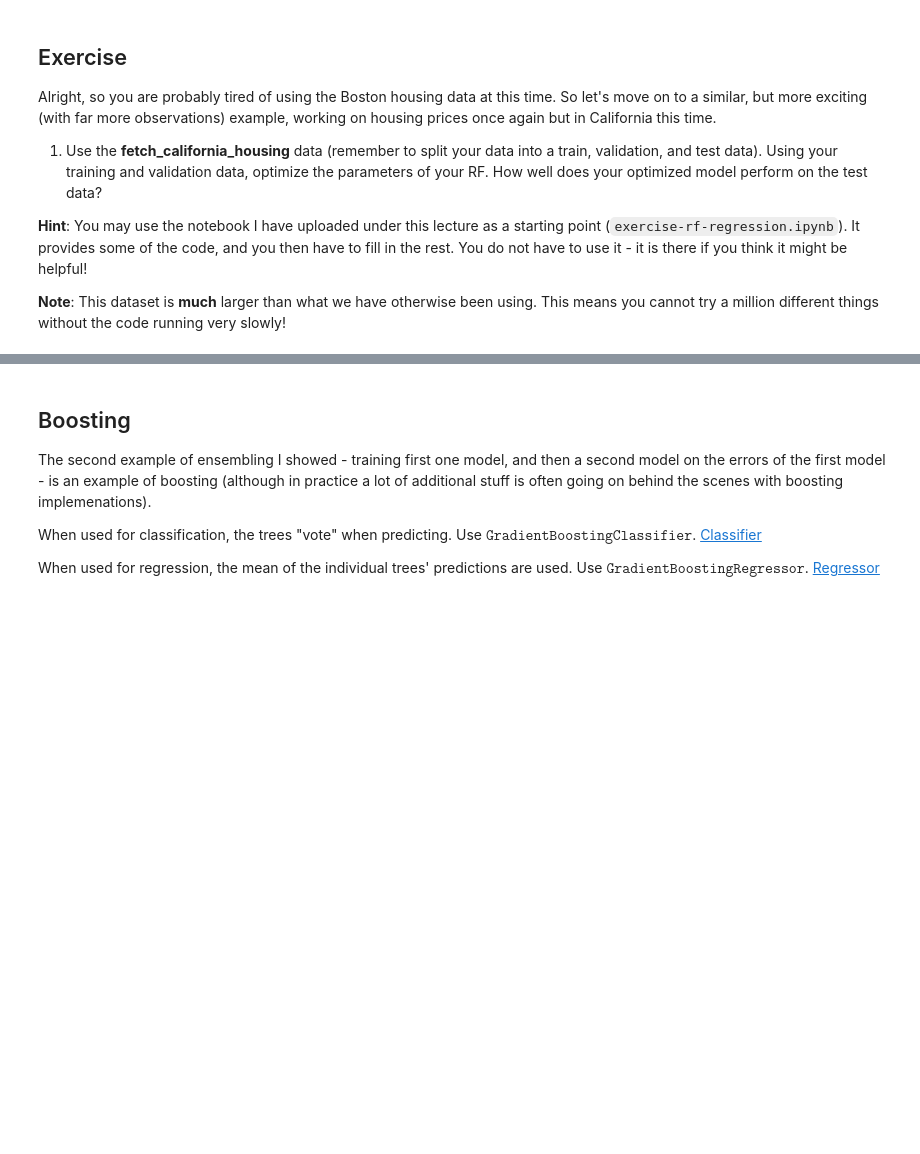
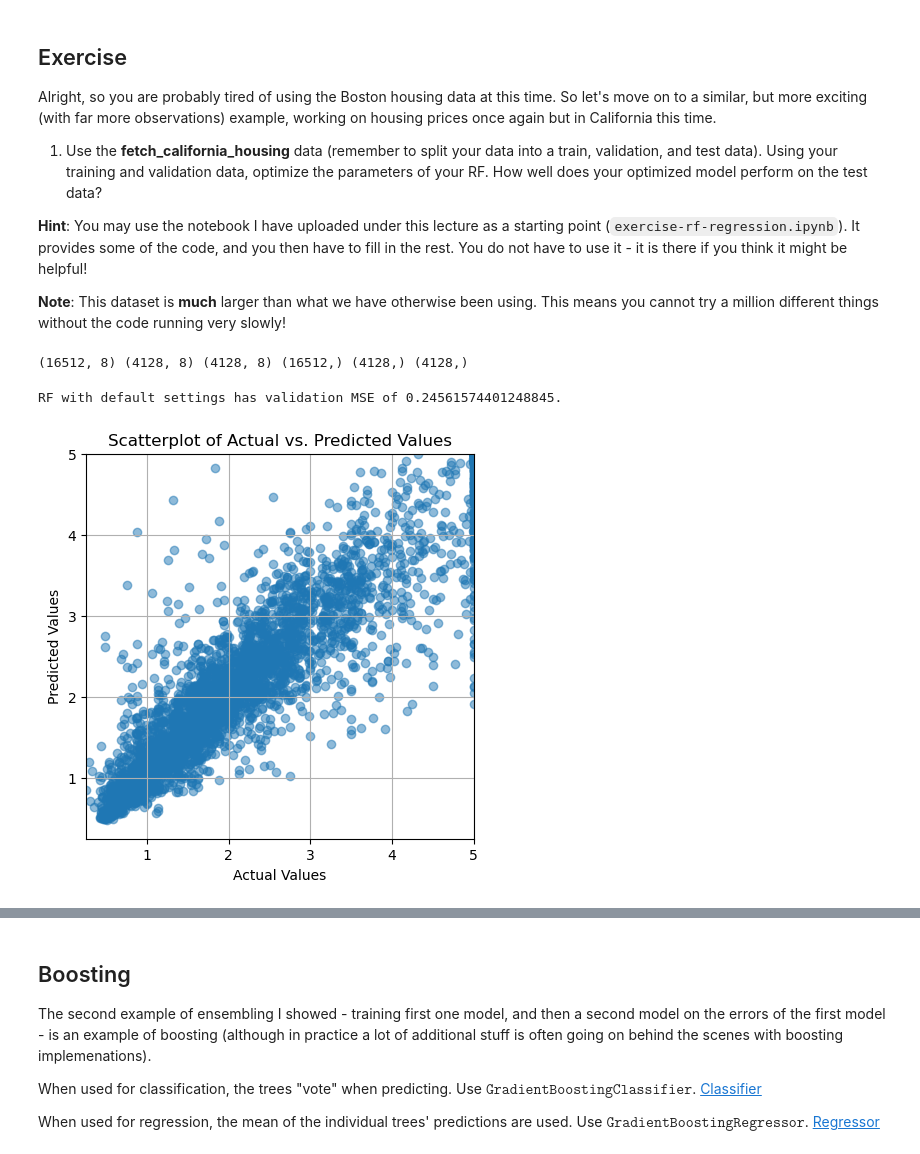
Before and after one commit to Thpri19/AML-Code, a Jupyter notebook: AML Code/Lectures/Lecture 2 DT/lecture-dt.ipynb, the cells around one changed output, grey strips where cells are left out. Cells and saved outputs as stored; diff of their text form; code cells hidden in the pictures; blank space fills up the shorter version.

```diff
--- a/AML Code/Lectures/Lecture 2 DT/lecture-dt.ipynb
+++ b/AML Code/Lectures/Lecture 2 DT/lecture-dt.ipynb
@@ -847,3 +847,52 @@ Alright, so you are probably tired of using the Boston housing data at this time
 **Hint**: You may use the notebook I have uploaded under this lecture as a starting point (`exercise-rf-regression.ipynb`). It provides some of the code, and you then have to fill in the rest. You do not have to use it - it is there if you think it might be helpful!
 
 **Note**: This dataset is **much** larger than what we have otherwise been using. This means you cannot try a million different things without the code running very slowly!
+# %%
+#import the dataset downloader
+from sklearn.datasets import fetch_california_housing
+#Load and prepare data
+X,y = fetch_california_housing(return_X_y=True)
+#Split into test and train
+X_train, X_test, y_train, y_test = train_test_split(X,
+                                                    y,
+                                                    test_size=0.2,
+                                                    random_state=42)
+#spit into train and validation
+X_train, X_val, y_train, y_val = train_test_split(X,
+                                                  y,
+                                                  test_size=0.2,
+                                                  random_state=41)
+print(X_train.shape, X_val.shape, X_test.shape, y_train.shape, y_val.shape, y_test.shape)
+# %% [output]
+(16512, 8) (4128, 8) (4128, 8) (16512,) (4128,) (4128,)
+# %%
+#Run simple model
+#Intitialize the model
+rf_current = ensemble.RandomForestRegressor()
+#Fit the data
+rf_current.fit(X_train, y_train)
+#Predict on validation data
+y_val_hat = rf_current.predict(X_val)
+#get the mean squared error
+mse = mean_squared_error(y_val, y_val_hat)
+
+print(f'RF with default settings has validation MSE of {mse}.')
+# %% [output]
+RF with default settings has validation MSE of 0.24561574401248845.
+# %%
+# Create a scatterplot of actual vs. predicted values
+plt.figure(figsize=(5, 5))
+plt.scatter(y_val, y_val_hat, alpha=0.5)
+x_min = min(y_val.min(), y_val_hat.min())
+x_max = max(y_val.max(), y_val_hat.max())
+plt.xlim(x_min, x_max)
+y_min = min(y_val.min(), y_val_hat.min())
+y_max = max(y_val.max(), y_val_hat.max())
+plt.ylim(y_min, y_max)
+plt.title('Scatterplot of Actual vs. Predicted Values')
+plt.xlabel('Actual Values')
+plt.ylabel('Predicted Values')
+plt.grid(True)
+plt.show()
+# %% [output]
+[figure, added]
```
Also changed, not shown: parts of 12 cells of this notebook, 54 other files.
